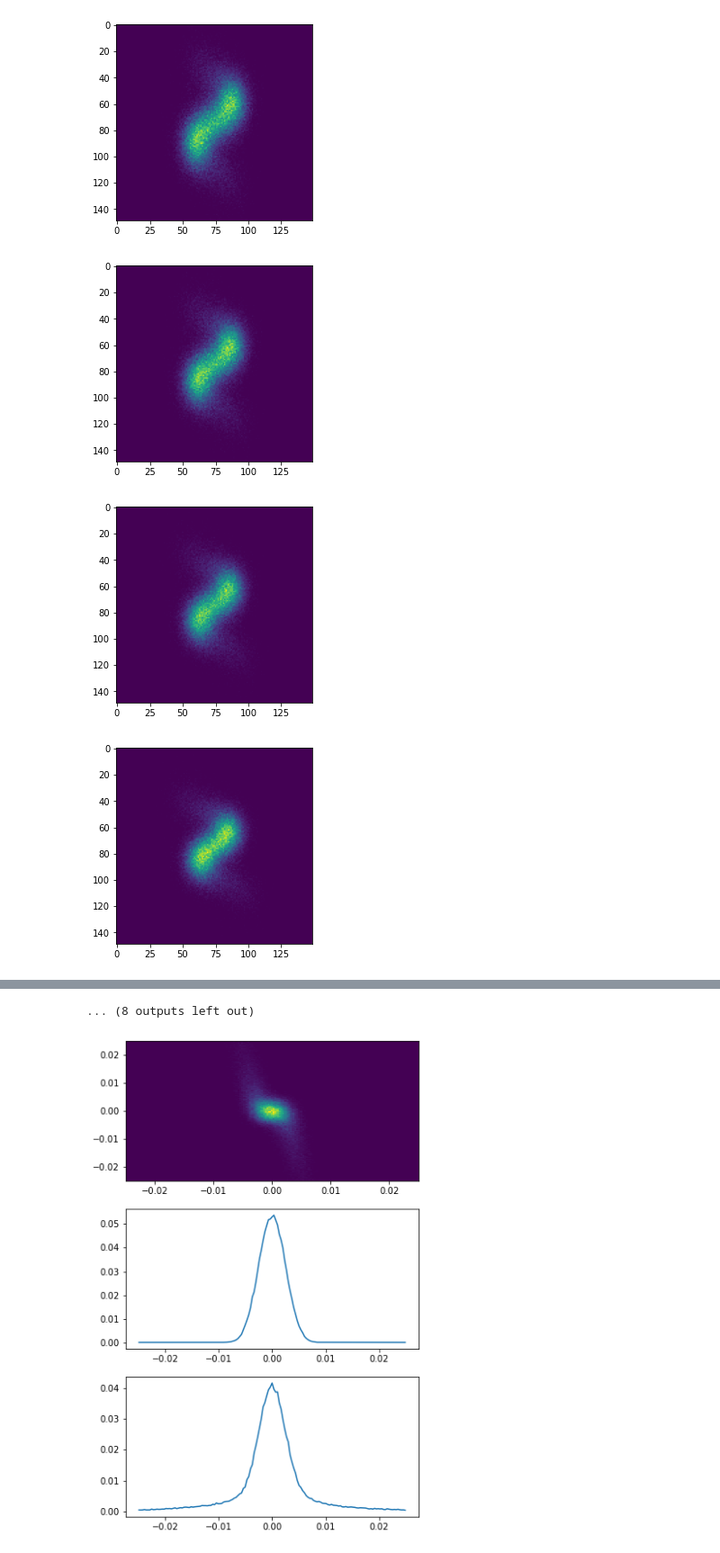
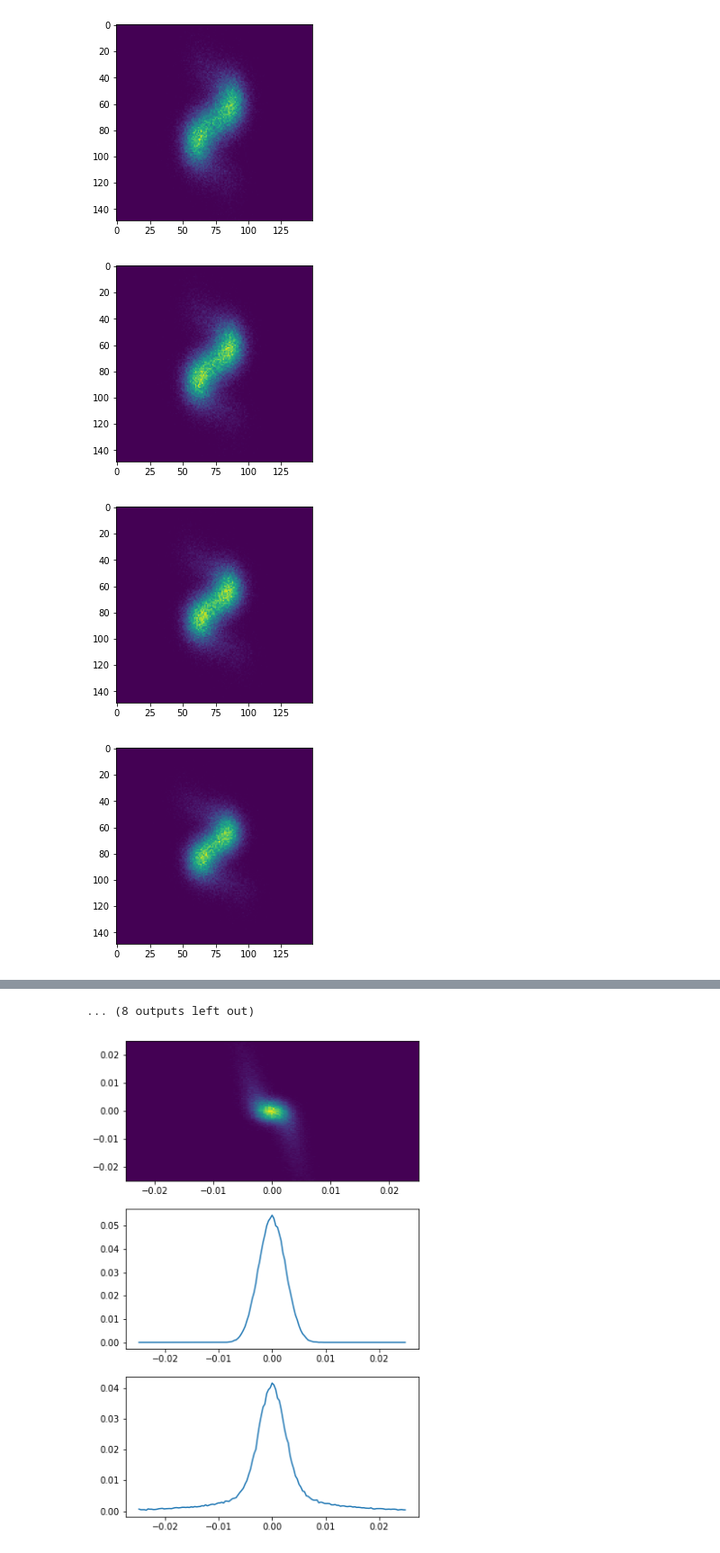
Before and after one commit to roussel-ryan/gpsr, a Jupyter notebook: test_case/model_analysis.ipynb, the cells around one changed output, grey strips where cells are left out. Shown at 90% size. Saved outputs shown, nothing was run; the diff lists cells and outputs as text; code cells hidden in the pictures.

```diff
--- a/test_case/model_analysis.ipynb
+++ b/test_case/model_analysis.ipynb
@@ -67,39 +67,39 @@ defaults = {
 }
 
 module_kwargs = {
-    "initial_beam": InitialBeam(100000, n_hidden=2, width=200, **defaults),
+    "initial_beam": InitialBeam(100000, n_hidden=2, width=50, **defaults),
     "transport": QuadScanTransport(torch.tensor(0.1), torch.tensor(1.0)),
     "imager": Imager(bins, bandwidth)
 }
 
 
 ensemble = VotingRegressor(
     estimator=QuadScanModel,
     estimator_args=module_kwargs,
     n_estimators=5,
     n_jobs=1
 )
 
 class CustomLoss(torch.nn.MSELoss):
     pass
 
 
 criterion = CustomLoss()
 ensemble.set_criterion(criterion)
 
 ensemble.set_optimizer(
     "Adam",
     lr=0.01
 )
 
 from torchensemble.utils import io
 io.load(ensemble, ".")
 ensemble.cpu();
 # %% [output]
-[figure, old version]
+[figure, new version]
 [figure]
-[figure, old version]
+[figure, new version]
-[figure, old version]
+[figure, new version]
 [figure]
 [figure]
 [figure]
```
Also changed, not shown: parts of 6 cells of this notebook, 4 other files.
